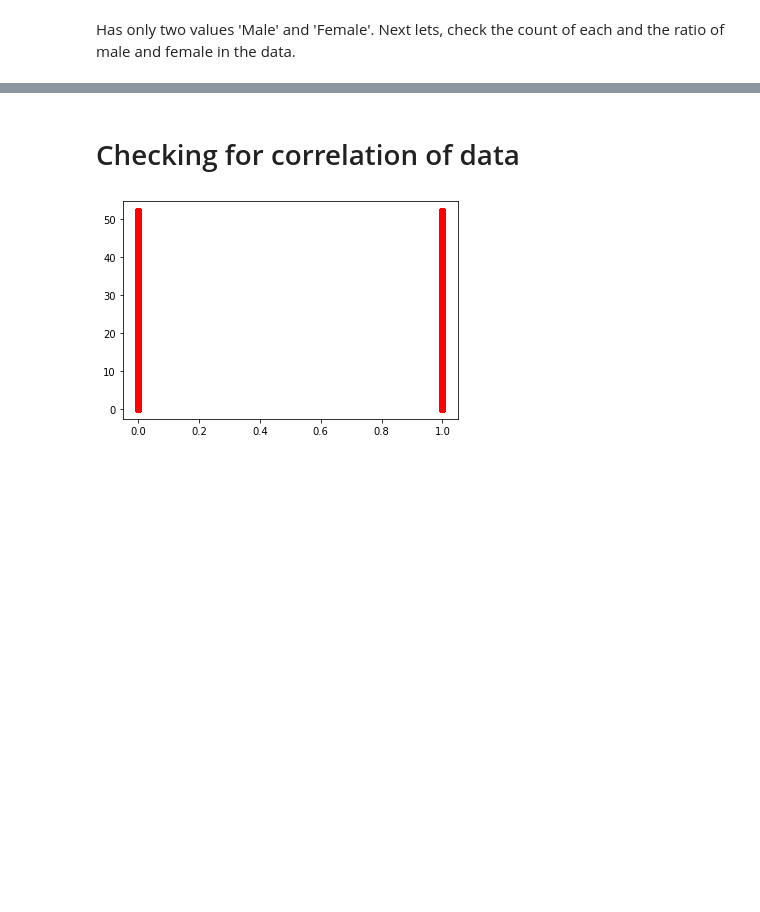
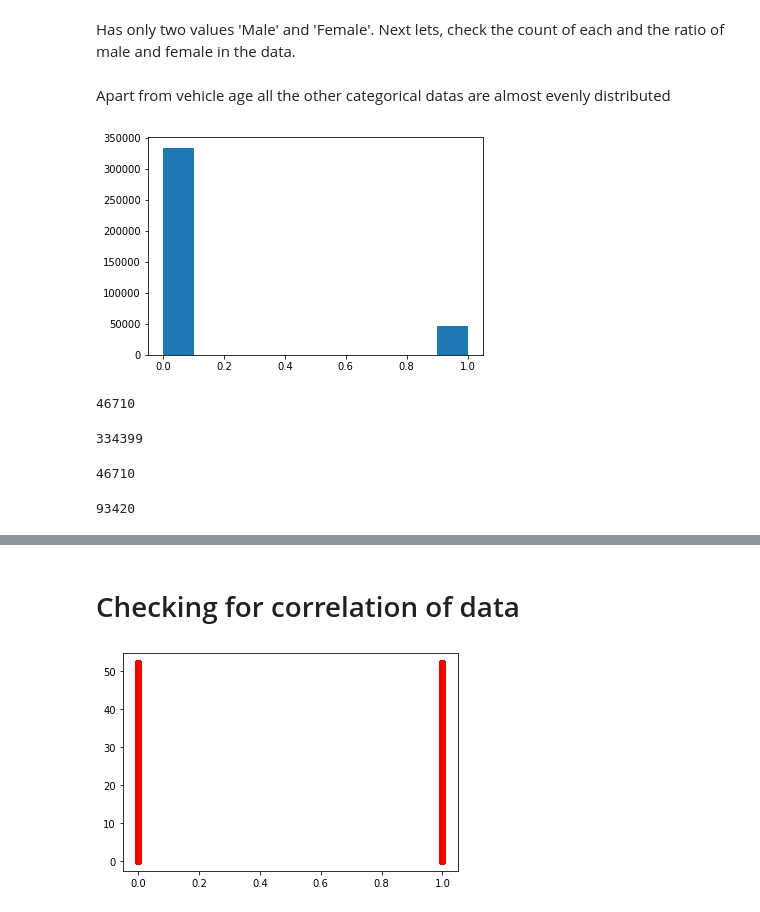
Before and after one commit to prajualpillai/car-insurace-23-07, a Jupyter notebook: trail.ipynb, the cells around one changed output, grey strips where cells are left out. Cells and saved outputs as stored; diff of their text form; code cells hidden in the pictures; blank space fills up the shorter version.

```diff
--- a/trail.ipynb
+++ b/trail.ipynb
@@ -83,3 +88,30 @@ array(['Male', 'Female'], dtype=object)
 # %% [markdown]
 Has only two values 'Male' and 'Female'.
 Next lets, check the count of each and the ratio of male and female in the data.
+# %% [markdown]
+Apart from vehicle age all the other categorical datas are almost evenly distributed
+# %%
+plt.hist(df['Response'])
+plt.show()
+# %% [output]
+[figure, added]
+# %%
+df_1 = df[df["Response"]==1]
+len(df_1)
+# %% [output]
+46710
+# %%
+df_0 = df[df["Response"]==0]
+len(df_0)
+# %% [output]
+334399
+# %%
+df_00 = df_0.sample(n=len(df_1))
+len(df_00)
+# %% [output]
+46710
+# %%
+df = df_1.append(df_00)
+len(df)
+# %% [output]
+93420
```
Also changed, not shown: parts of 27 cells of this notebook.
